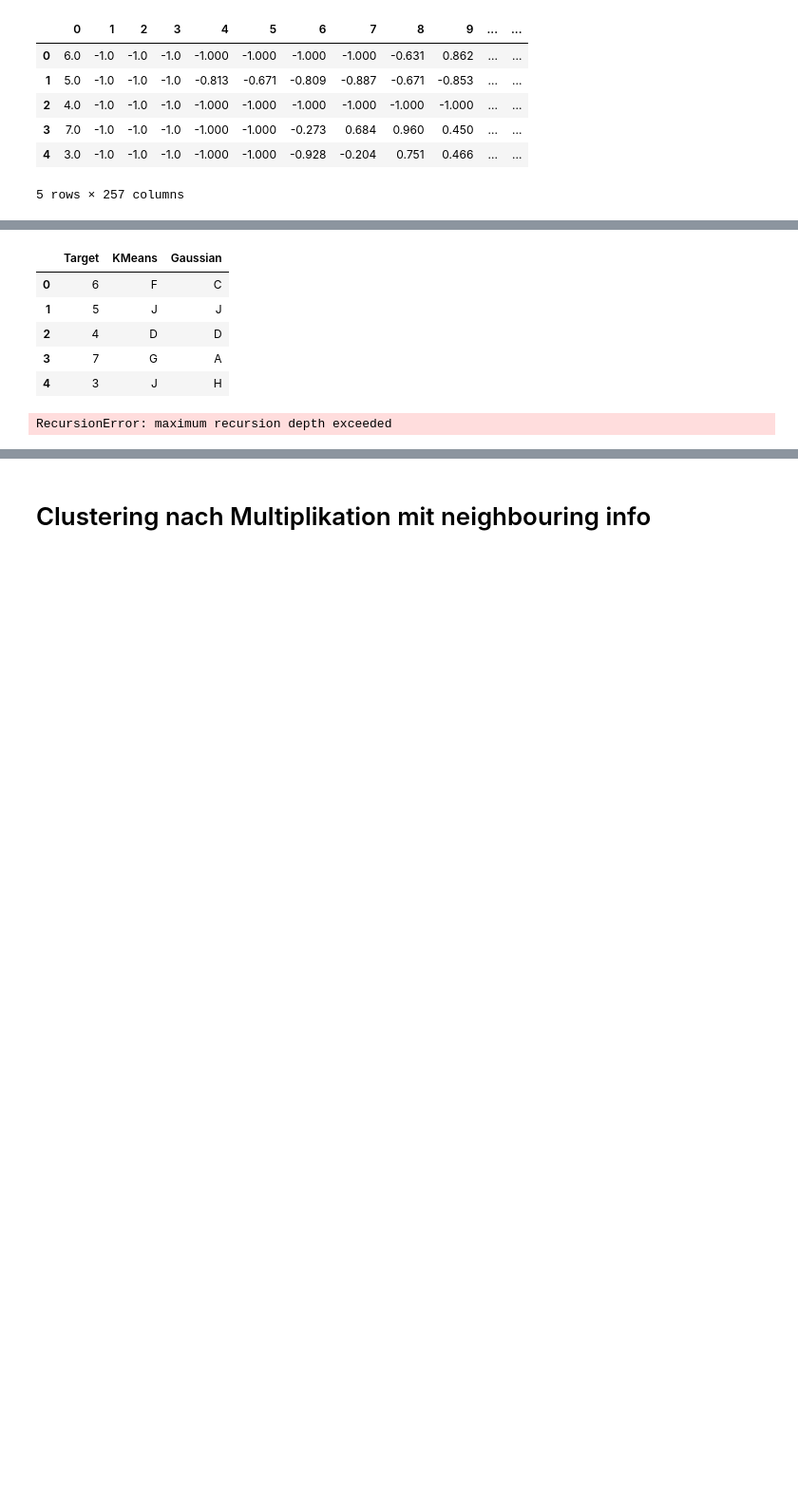
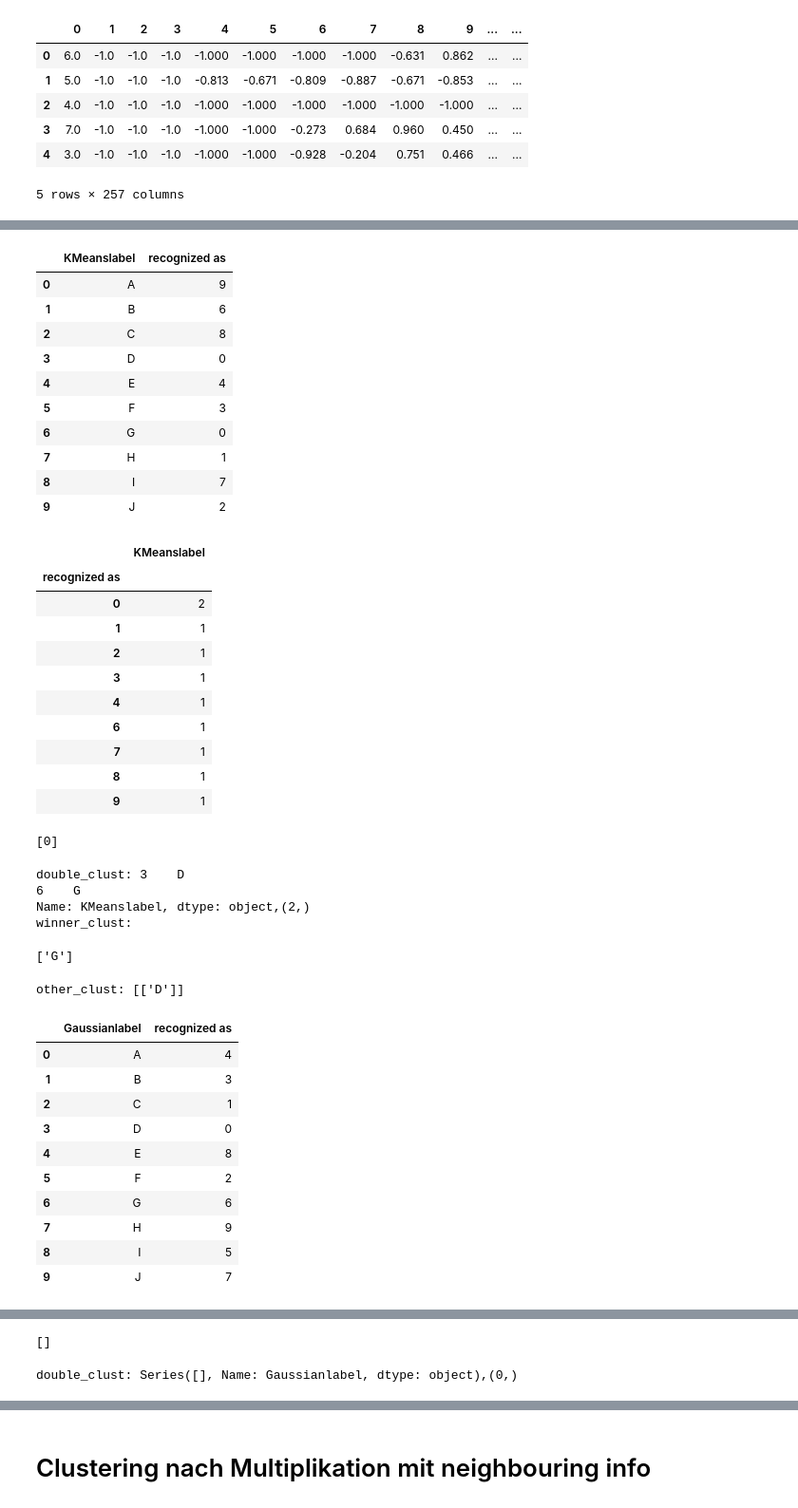
Before and after one commit to r9d9/descript_analysis, a Jupyter notebook: Descriptives_Digits.ipynb, the cells around one changed output, grey strips where cells are left out. Shown at 95% size. Saved outputs shown, nothing was run; the diff lists cells and outputs as text; code cells hidden in the pictures; blank space fills up the shorter version.

```diff
--- a/Descriptives_Digits.ipynb
+++ b/Descriptives_Digits.ipynb
@@ -617,14 +862,46 @@ nb_data_reduced.head()
 # %%
-res3 = run_cluster_analysis(nb_data_reduced)
 make_barplot("KMeans",res3)
 make_barplot("Gaussian",res3)
-print_subplots_all_clusters_reduced(nb_data_reduced,"KMeans","median",res3)
-print_subplots_all_clusters_reduced(nb_data_reduced,"Gaussian","median",res3)
+print_subplots_all_clusters_reduced(nb_data_reduced,"KMeans","mean",res3)
+print_subplots_all_clusters_reduced(nb_data_reduced,"Gaussian","mean",res3)
 # %% [output]
-|  | Target | KMeans | Gaussian |
-| 0 | 6 | F | C |
-| 1 | 5 | J | J |
-| 2 | 4 | D | D |
-| 3 | 7 | G | A |
-| 4 | 3 | J | H |
+|  | KMeanslabel | recognized as |
+| 0 | A | 9 |
+| 1 | B | 6 |
+| 2 | C | 8 |
+| 3 | D | 0 |
+| 4 | E | 4 |
+| 5 | F | 3 |
+| 6 | G | 0 |
+| 7 | H | 1 |
+| 8 | I | 7 |
+| 9 | J | 2 |
+|  | KMeanslabel |
+| recognized as |  |
+| 0 | 2 |
+| 1 | 1 |
+| 2 | 1 |
+| 3 | 1 |
+| 4 | 1 |
+| 6 | 1 |
+| 7 | 1 |
+| 8 | 1 |
+| 9 | 1 |
-RecursionError: maximum recursion depth exceeded
+[0]
+double_clust: 3    D
+6    G
+Name: KMeanslabel, dtype: object,(2,)
+winner_clust:
+['G']
+other_clust: [['D']]
+|  | Gaussianlabel | recognized as |
+| 0 | A | 4 |
+| 1 | B | 3 |
+| 2 | C | 1 |
+| 3 | D | 0 |
+| 4 | E | 8 |
+| 5 | F | 2 |
+| 6 | G | 6 |
+| 7 | H | 9 |
+| 8 | I | 5 |
+| 9 | J | 7 |
@@ -630,0 +920,2 @@ RecursionError: maximum recursion depth exceeded
+[]
+double_clust: Series([], Name: Gaussianlabel, dtype: object),(0,)
```
Also changed, not shown: parts of 19 cells of this notebook.
